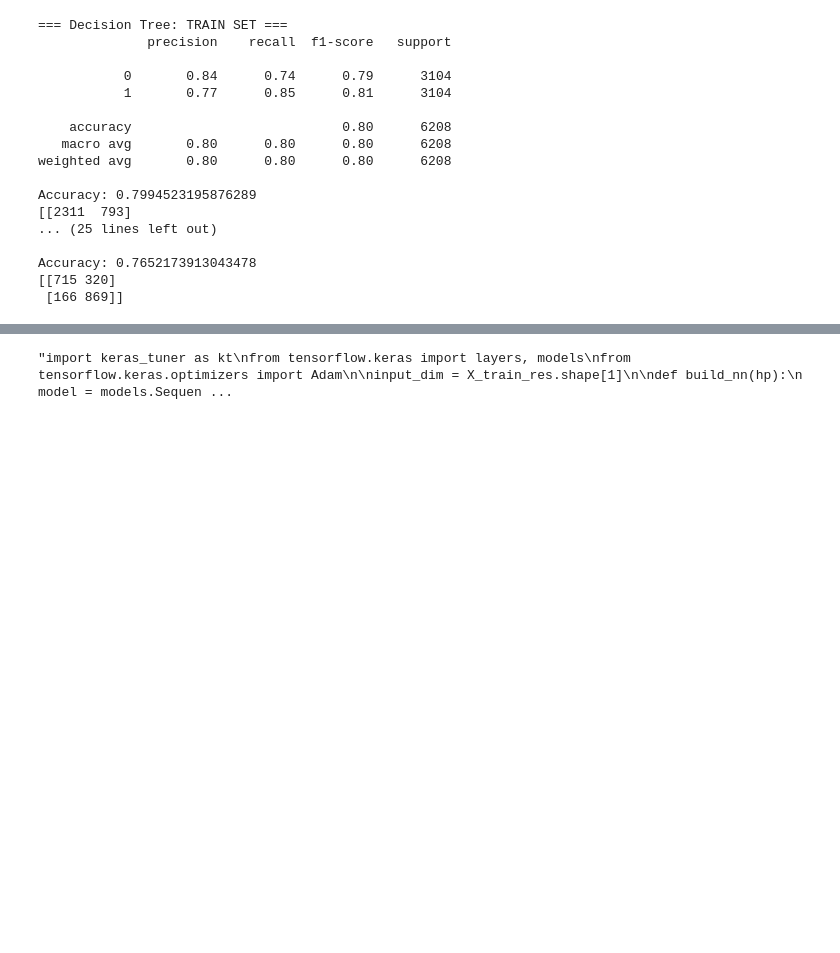
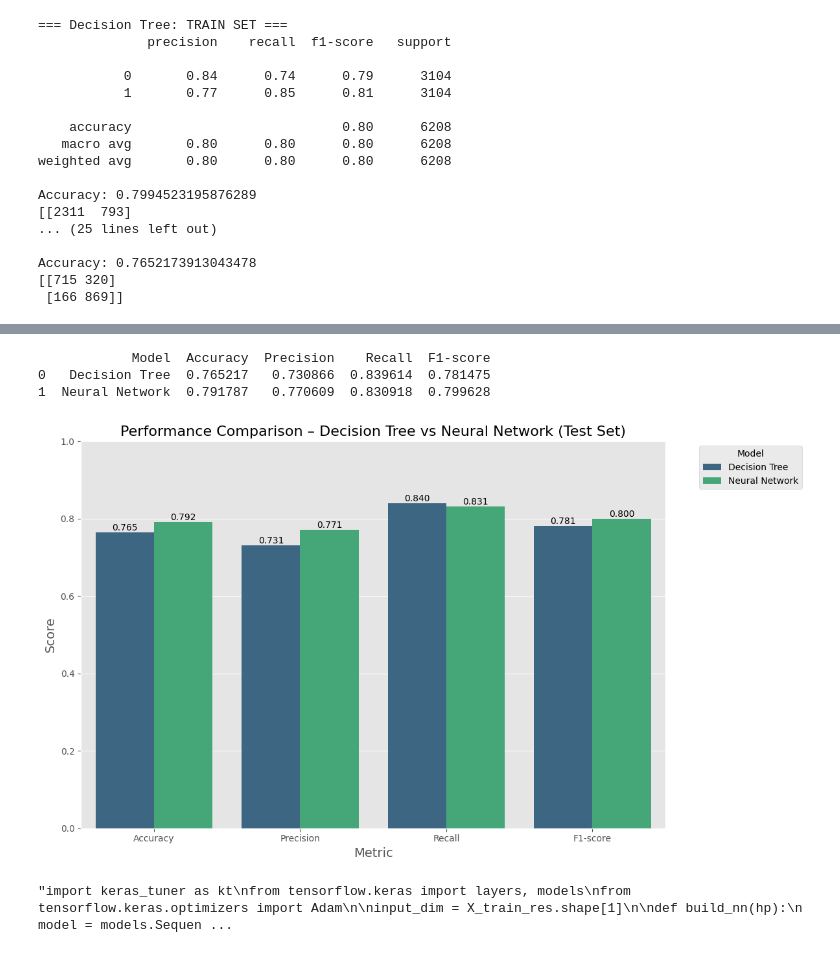
Before and after one commit to Litharsan11/Telco_Customer_Churn_ML_CW, a Jupyter notebook: 2425446_20240872_Litharsan.ipynb, the cells around one changed output, grey strips where cells are left out. Drawn from its saved outputs; the diff is of its cells as text; code cells hidden in the pictures; blank space fills up the shorter version.

```diff
--- a/2425446_20240872_Litharsan.ipynb
+++ b/2425446_20240872_Litharsan.ipynb
@@ -849,3 +979,44 @@ Confusion Matrix:
+# %%
+import matplotlib.pyplot as plt
+import seaborn as sns
+import pandas as pd
+
+# Assuming results_df is already defined from the previous cell
+
+results_df = pd.DataFrame({
+    "Model": ["Decision Tree", "Neural Network"],
+    "Accuracy": [acc_dt, acc_nn],
+    "Precision": [prec_dt, prec_nn],
+    "Recall": [rec_dt, rec_nn],
+    "F1-score": [f1_dt, f1_nn]
+})
+
+
+print(results_df)
+
+# Melt the DataFrame to long format for easier plotting with seaborn
+results_melted = results_df.melt(id_vars="Model", var_name="Metric", value_name="Score")
+
+plt.figure(figsize=(12, 7)) # Increased figure size
+ax = sns.barplot(x="Metric", y="Score", hue="Model", data=results_melted, palette="viridis") # Changed palette
+plt.ylim(0, 1) # Set y-axis limit from 0 to 1 for scores
+plt.title("Performance Comparison – Decision Tree vs Neural Network (Test Set)", fontsize=16) # Increased title font size
+plt.ylabel("Score", fontsize=14)
+plt.xlabel("Metric", fontsize=14)
+plt.xticks(rotation=0)
+plt.legend(title="Model", bbox_to_anchor=(1.05, 1), loc='upper left')
+
+# Add score values on top of the bars
+for container in ax.containers:
+    ax.bar_label(container, fmt='%.3f', fontsize=10)
+
+plt.tight_layout()
+plt.show()
+# %% [output]
+            Model  Accuracy  Precision    Recall  F1-score
+0   Decision Tree  0.765217   0.730866  0.839614  0.781475
+1  Neural Network  0.791787   0.770609  0.830918  0.799628
+[figure, added]
 # %%
 #!pip install keras-tuner --quiet
 # %%
```
Also changed, not shown: parts of 15 cells of this notebook.
